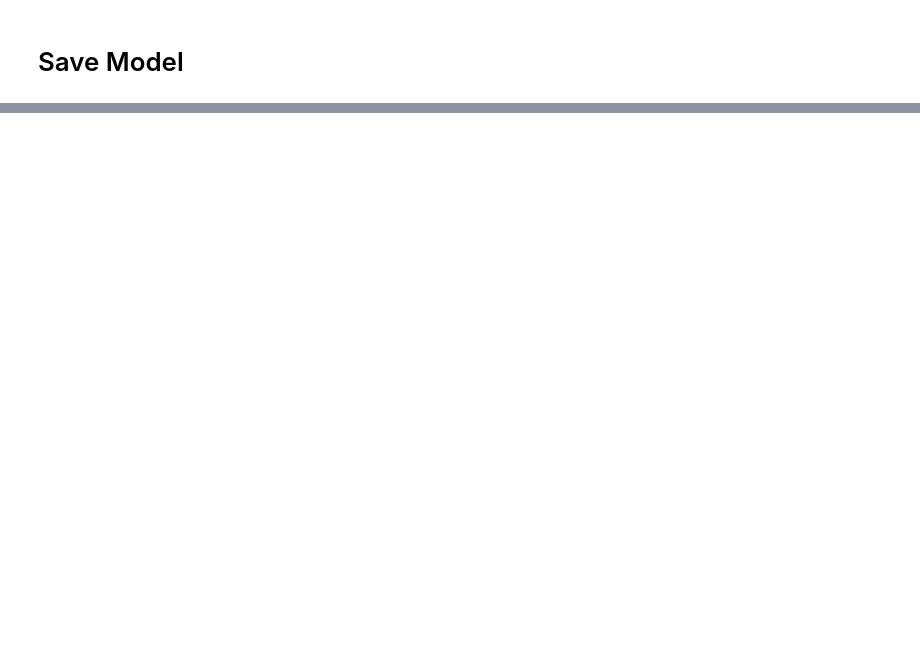
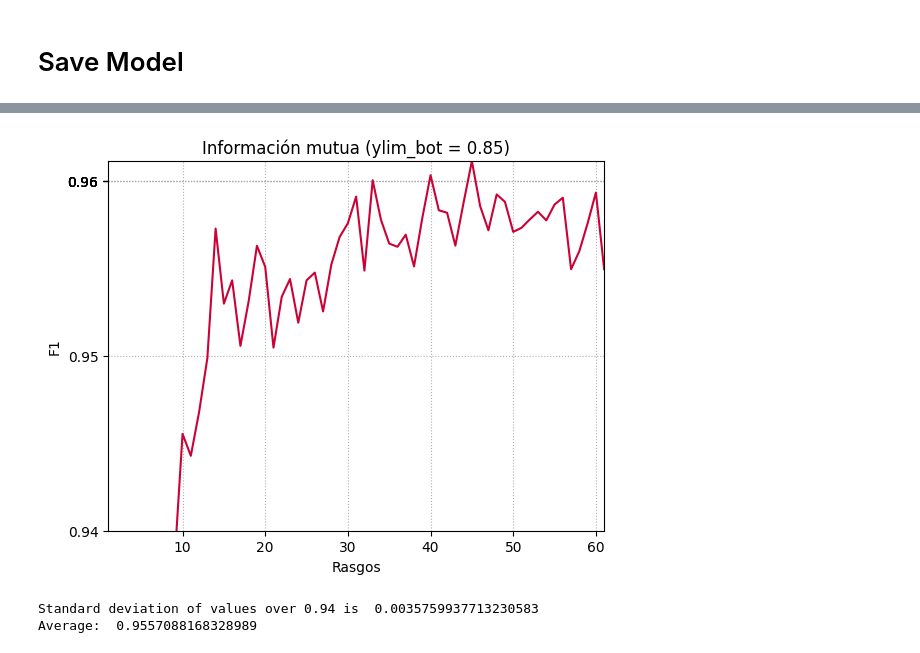
Before and after one commit to IvanInRainbows/TFG-IvanMontejoDeGarcini, a Jupyter notebook: sklearnModelPrototype.ipynb, the cells around one changed output, grey strips where cells are left out. Drawn from its saved outputs; the diff is of its cells as text; code cells hidden in the pictures; blank space fills up the shorter version.

```diff
--- a/sklearnModelPrototype.ipynb
+++ b/sklearnModelPrototype.ipynb
@@ -195,0 +367,9 @@ with open('model.pkl','wb') as f:
+# %%
+# Plotting the average F1 given the number of features in mutual info order but zooming to the upper bound
+plotGraph(f1_dict_mi.keys(), f1_dict_mi.values(), "Información mutua (ylim_bot = 0.85)", nticks=7, ylim_bot=0.94)
+print("Standard deviation of values over 0.94 is ", np.std([i for i in f1_dict_mi.values() if i >= 0.94]))
+print("Average: ", np.average([i for i in f1_dict_mi.values() if i >= 0.94]))
+# %% [output]
+[figure, added]
+Standard deviation of values over 0.94 is  0.0035759937713230583
+Average:  0.9557088168328989
```
Also changed, not shown: parts of 18 cells of this notebook, 5 other files.
